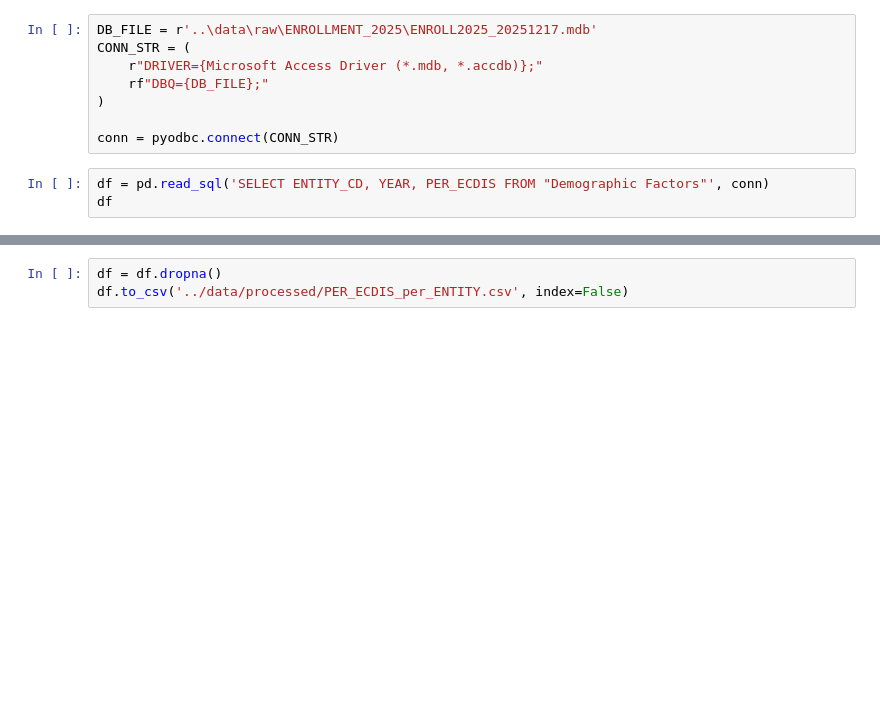
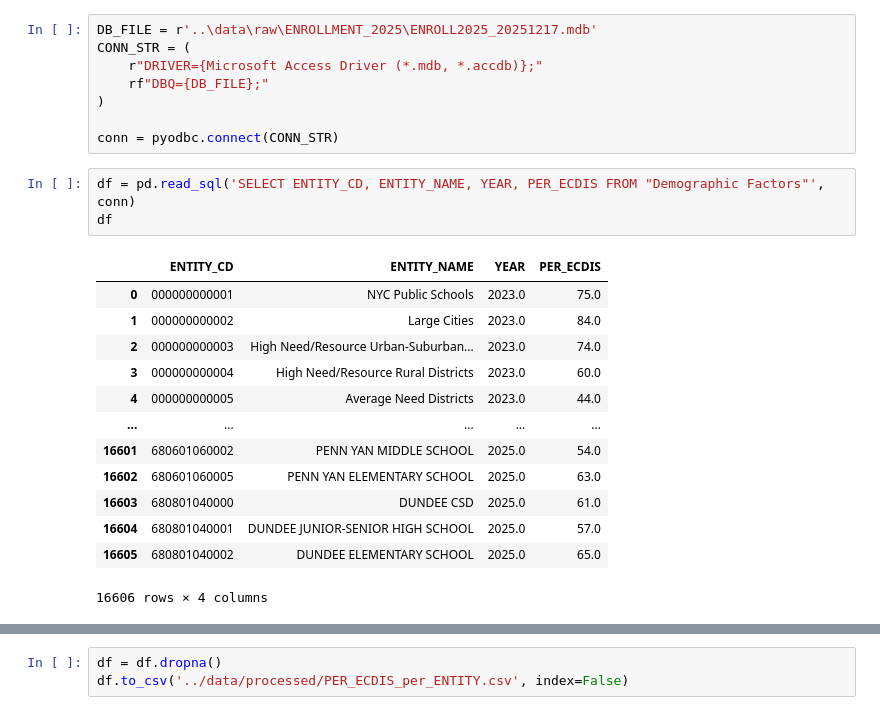
Before and after one commit to aamirmd/ny-education-analysis, a Jupyter notebook: notebooks/00_data_preparation.ipynb, the cells around one changed output, grey strips where cells are left out. Drawn from its saved outputs; the diff is of its cells as text; blank space fills up the shorter version.

```diff
--- a/notebooks/00_data_preparation.ipynb
+++ b/notebooks/00_data_preparation.ipynb
@@ -68,5 +202,19 @@ CONN_STR = (
 
 conn = pyodbc.connect(CONN_STR)
 # %%
-df = pd.read_sql('SELECT ENTITY_CD, YEAR, PER_ECDIS FROM "Demographic Factors"', conn)
+df = pd.read_sql('SELECT ENTITY_CD, ENTITY_NAME, YEAR, PER_ECDIS FROM "Demographic Factors"', conn)
 df
+# %% [output]
+|  | ENTITY_CD | ENTITY_NAME | YEAR | PER_ECDIS |
+| 0 | 000000000001 | NYC Public Schools | 2023.0 | 75.0 |
+| 1 | 000000000002 | Large Cities | 2023.0 | 84.0 |
+| 2 | 000000000003 | High Need/Resource Urban-Suburban... | 2023.0 | 74.0 |
+| 3 | 000000000004 | High Need/Resource Rural Districts | 2023.0 | 60.0 |
+| 4 | 000000000005 | Average Need Districts | 2023.0 | 44.0 |
+| ... | ... | ... | ... | ... |
+| 16601 | 680601060002 | PENN YAN MIDDLE SCHOOL | 2025.0 | 54.0 |
+| 16602 | 680601060005 | PENN YAN ELEMENTARY SCHOOL | 2025.0 | 63.0 |
+| 16603 | 680801040000 | DUNDEE CSD | 2025.0 | 61.0 |
+| 16604 | 680801040001 | DUNDEE JUNIOR-SENIOR HIGH SCHOOL | 2025.0 | 57.0 |
+| 16605 | 680801040002 | DUNDEE ELEMENTARY SCHOOL | 2025.0 | 65.0 |
+16606 rows × 4 columns
```
Also changed, not shown: parts of 11 cells of this notebook.
